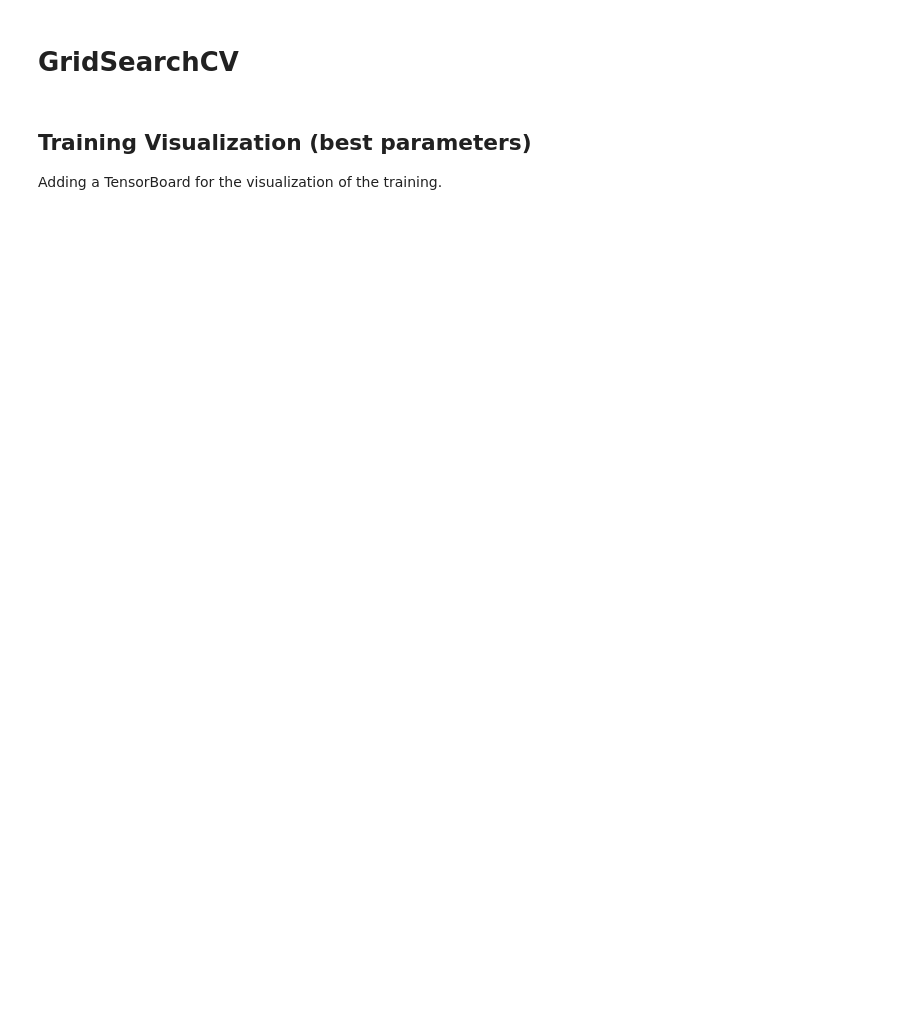
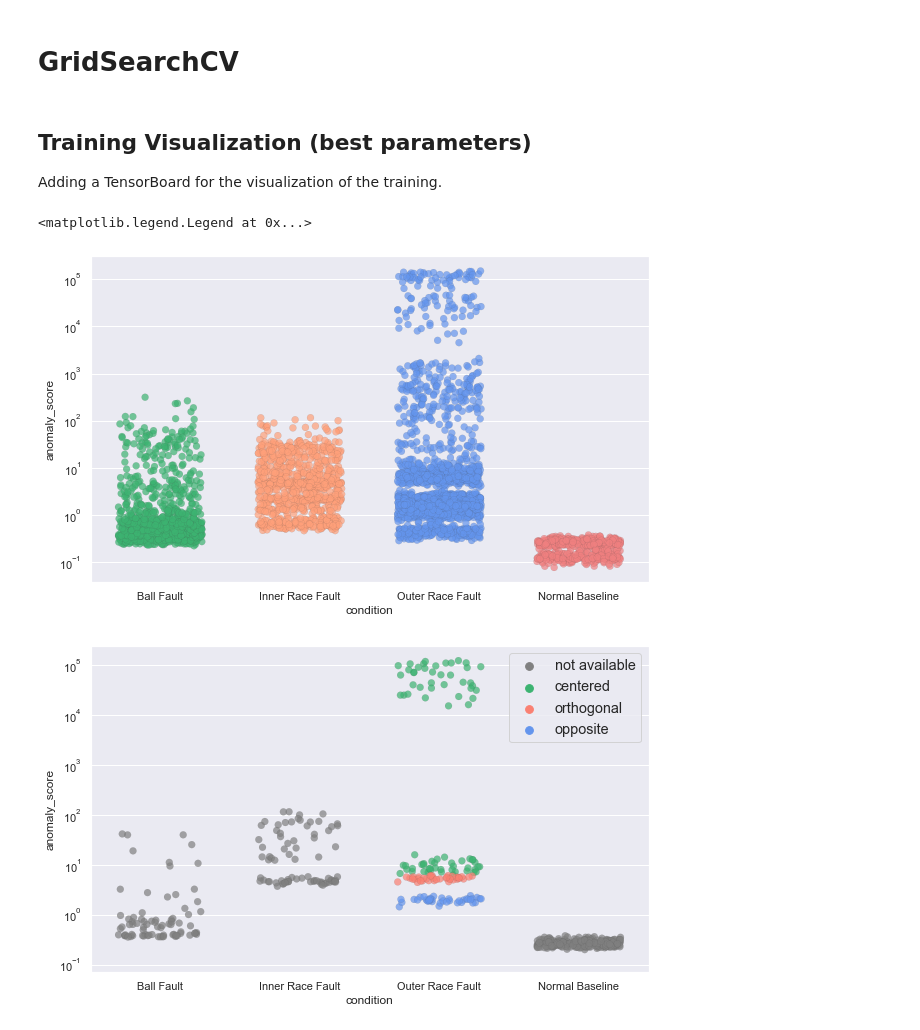
Before and after one commit to jlsachse/AnomalyGAN, a Jupyter notebook: cwru_experiments.ipynb, the cells around one changed output. Saved outputs shown, nothing was run; the diff lists cells and outputs as text; code cells hidden in the pictures; blank space fills up the shorter version.

```diff
--- a/cwru_experiments.ipynb
+++ b/cwru_experiments.ipynb
@@ -284,0 +246,44 @@ result.groupby(['condition'])['predictions'].agg(['mean', 'min', 'max'])
+# %%
+features_test = np.array(features_test.tolist())
+predictions = model_fe.predict_proba(features_test)
+
+predictions = pd.DataFrame(predictions)
+predictions = predictions.T
+predictions = predictions.rename({0: 'anomaly_score', 1: 'X', 2: 'fake', 3: 'latent_in', 4: 'latent_o'}, axis = 1)
+
+columns_flatten = ['X', 'fake', 'latent_in', 'latent_o']
+predictions[columns_flatten] = predictions[columns_flatten].applymap(lambda array: array.flatten())
+
+
+result = labels_test.reset_index(drop=True).join(predictions)
+result  = result.reset_index(drop = True)
+
+result['relativeFaultPosition'] = result['relativeFaultPosition'].fillna('not available')
+result['faultDiameter'] = result['faultDiameter'].fillna(-1)
+# %%
+import seaborn as sns
+
+sns.set_style('darkgrid')
+
+
+sns.set(rc={'figure.figsize':(10, 6)})
+fig, ax = plt.subplots()
+
+
+selection2 = result[result['index'].isin([20, 6, 160, 0, 1, 2, 3])]
+sns.stripplot(data = result, y = 'anomaly_score', x = 'condition', palette = ['mediumseagreen', 'lightsalmon', 'cornflowerblue', 'lightcoral'], alpha = 0.7, jitter = 0.3,  ax = ax, linewidth = .1, size = 7)
+ax.set_yscale('log')
+
+selection = result[((result['faultDiameter'] == 0.021) & (result['motorLoad'] == 0) & (result['vibrationOrigin'] == 'fanEndData')) | (result['condition'] == 'Normal Baseline') & (result['vibrationOrigin'] == 'fanEndData')]
+
+
+
+fig2, ax2 = plt.subplots()
+sns.stripplot(data = selection, y = 'anomaly_score', x = 'condition', hue = 'relativeFaultPosition', palette = ['grey', 'mediumseagreen', 'salmon', 'cornflowerblue'], ax = ax2, alpha = 0.7, jitter = 0.3, linewidth = .1, size = 7)
+ax2.set_yscale('log')
+ax2.set(ylim=(0.07, None))
+ax2.legend(fontsize='large', title_fontsize='30')
+# %% [output]
+<matplotlib.legend.Legend at 0x...>
+[figure, added]
+[figure, added]
```
Also changed, not shown: parts of 22 cells of this notebook, 5 other files.
